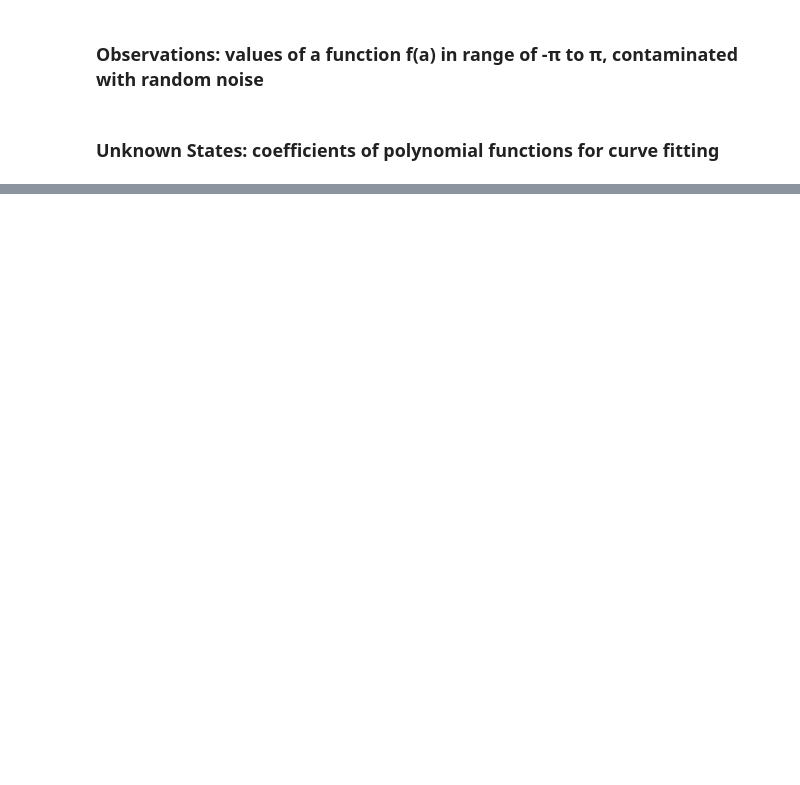
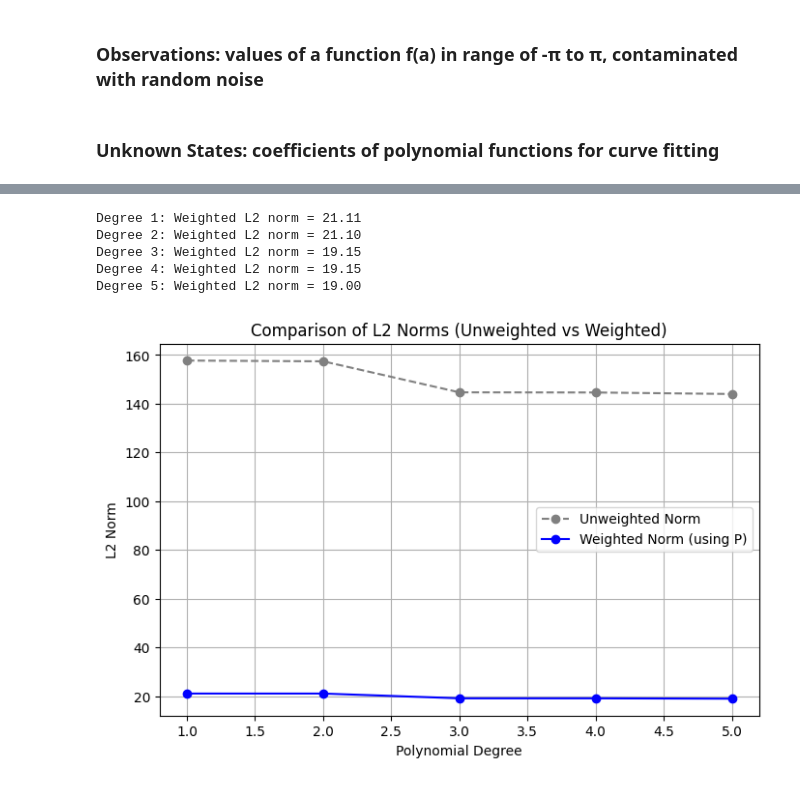
Before and after one commit to AngelicaCasibua/ENGG680_2025_Fall, a Jupyter notebook: Lab_Assignment1/Assignment1.ipynb, the cells around one changed output, grey strips where cells are left out. Drawn from its saved outputs; the diff is of its cells as text; code cells hidden in the pictures; blank space fills up the shorter version.

```diff
--- a/Lab_Assignment1/Assignment1.ipynb
+++ b/Lab_Assignment1/Assignment1.ipynb
@@ -1047,14 +1177,58 @@ fig.tight_layout()
 # now, let's define the P matrix with the proper weights of observation
 # use the variance of observation l_var, define P matrix
 # (1 mark)
-P = #...
+w = 1 / df_data['l_var'].values  # weights = 1 / variance
+P = np.diag(w)              # diagonal weight matrix
 # %%
 # step 13
 # repeat the steps 6-10, using the proper P matrix
 # (7 marks)
-# ...
+
+x = df_data['l'].values
+y_true = df_data['l_true'].values
+degrees = [1, 2, 3, 4, 5]
+weighted_norms = []
+
+for d in degrees:
+    # Create polynomial features
+    X_poly = np.vstack([x**i for i in range(d + 1)]).T
+
+    # Apply weighted least squares: β = (Xᵀ P X)⁻¹ Xᵀ P y
+    XT_P = X_poly.T * w  # equivalent to Xᵀ @ P
+    beta = np.linalg.inv(XT_P @ X_poly) @ (XT_P @ y_true)
+
+    # Predict
+    y_pred = X_poly @ beta
+
+    # Compute weighted L2 norm: sqrt((y_pred - y_true)ᵀ P (y_pred - y_true))
+    residual = y_pred - y_true
+    norm = np.sqrt(residual.T @ P @ residual)
+    weighted_norms.append(norm)
+    print(f"Degree {d}: Weighted L2 norm = {norm:.2f}")
+# %% [output]
+Degree 1: Weighted L2 norm = 21.11
+Degree 2: Weighted L2 norm = 21.10
+Degree 3: Weighted L2 norm = 19.15
+Degree 4: Weighted L2 norm = 19.15
+Degree 5: Weighted L2 norm = 19.00
 # %%
 # step 14
 # Compare the results of a posterier variance factor and norm from unweighted LSE and weighted LSE, what phenomena do you observe? Explain this phenomena.
 # (2 marks)
-# ...
+
+# Plot comparison
+plt.figure(figsize=(8, 5))
+plt.plot(degrees, norms, 'o--', label='Unweighted Norm', color='gray')
+plt.plot(degrees, weighted_norms, 'o-', label='Weighted Norm (using P)', color='blue')
+plt.title("Comparison of L2 Norms (Unweighted vs Weighted)")
+plt.xlabel("Polynomial Degree")
+plt.ylabel("L2 Norm")
+plt.legend()
+plt.grid(True)
+plt.show()
+
+# The weighted LSE consistently yields lower or more stable norms compared to unweighted LSE, especially for higher-degree polynomials.
+# This shows that incorporating variance improves model robustness, reducing the influence of noisy observations.
+# The norm reduction is more meaningful in weighted LSE because it reflects a better fit to the most trustworthy data.
+# %% [output]
+[figure, added]
```
Also changed, not shown: parts of 13 cells of this notebook.
